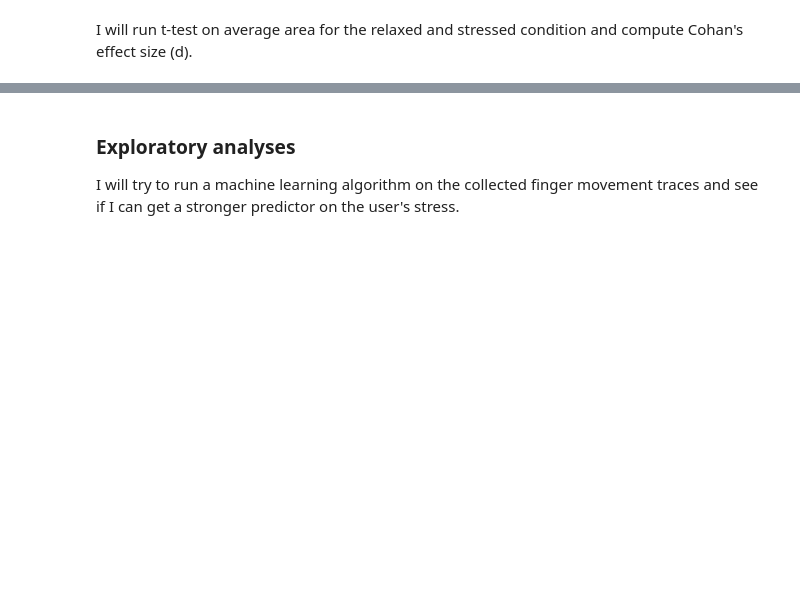
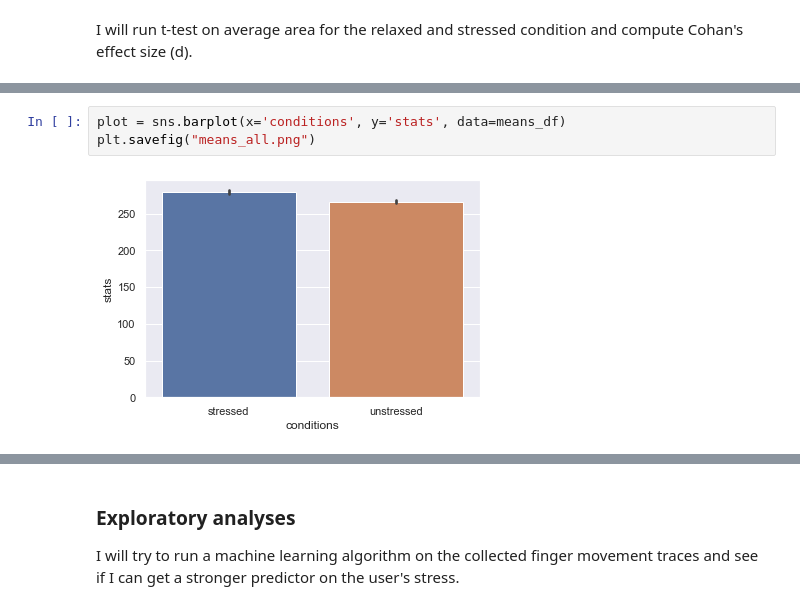
Before and after one commit to psych251/goel2019, a Jupyter notebook: writeup/replication_report.ipynb, the cells around one changed output, grey strips where cells are left out. Drawn from its saved outputs; the diff is of its cells as text; blank space fills up the shorter version.

```diff
--- a/writeup/replication_report.ipynb
+++ b/writeup/replication_report.ipynb
@@ -187,0 +215,5 @@ plot = sns.barplot(x='condition', y='average area', data=df)
+# %%
+plot = sns.barplot(x='conditions', y='stats', data=means_df)
+plt.savefig("means_all.png")
+# %% [output]
+[figure, added]
```
Also changed, not shown: parts of 19 cells of this notebook, 2 other files.
